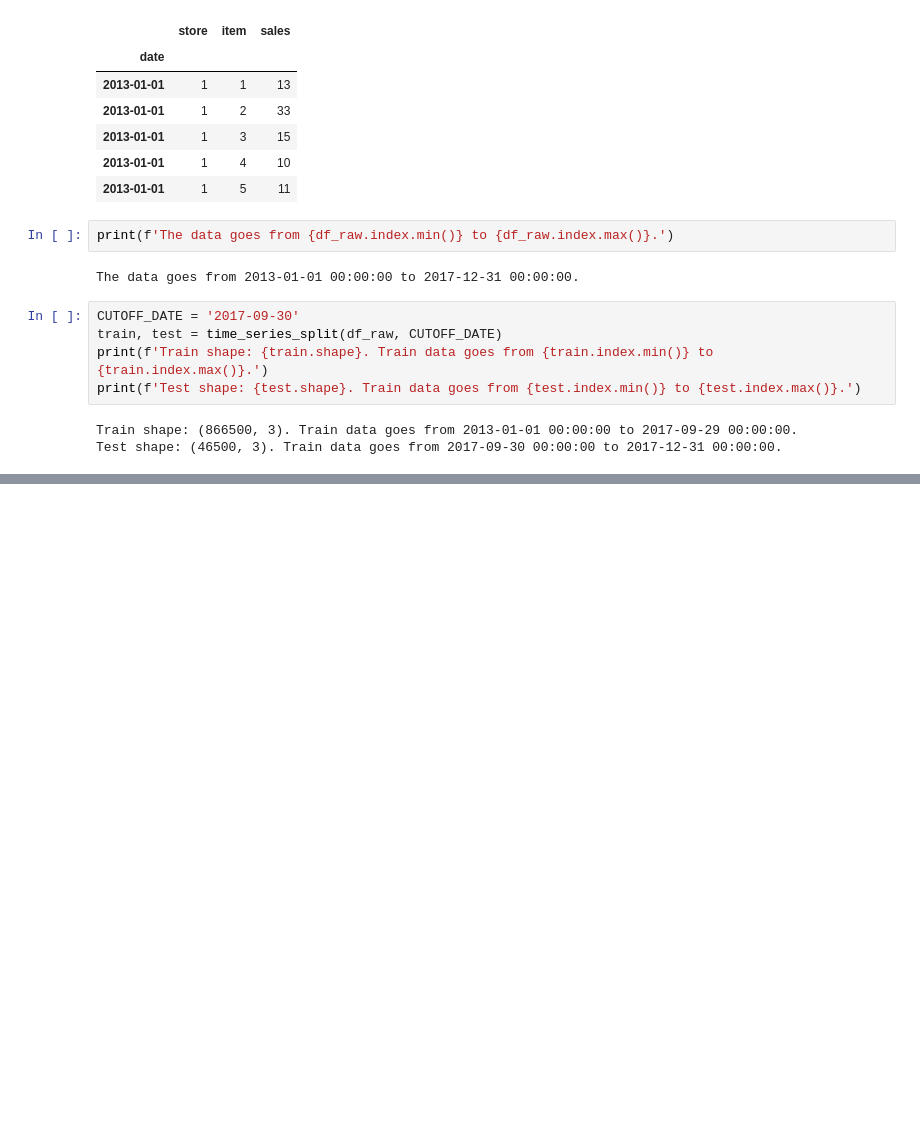
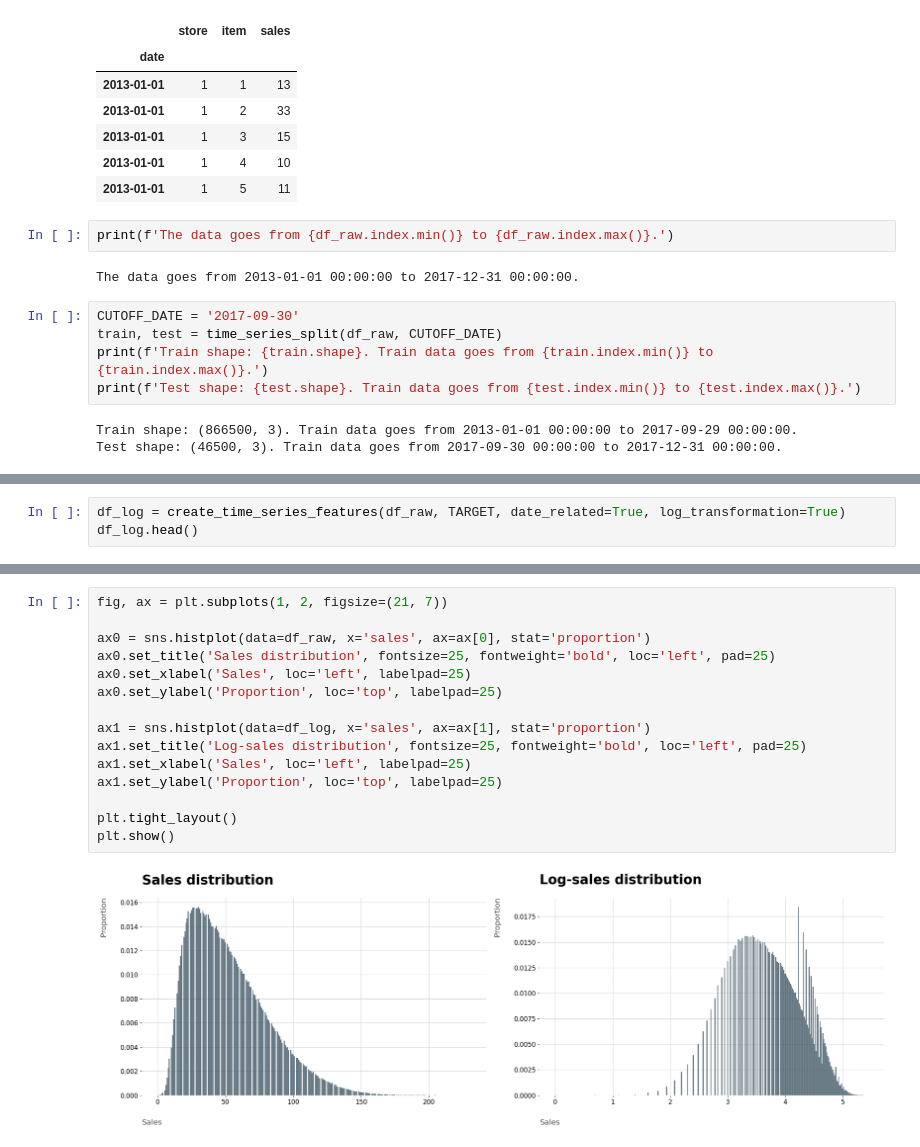
Before and after one commit to PantosThn/timeseries_tutorial, a Jupyter notebook: timeseries_103/notebooks/03_forecasting_with_lightgbm.ipynb, the cells around one changed output, grey strips where cells are left out. Cells and saved outputs as stored; diff of their text form; blank space fills up the shorter version.

```diff
--- a/timeseries_103/notebooks/03_forecasting_with_lightgbm.ipynb
+++ b/timeseries_103/notebooks/03_forecasting_with_lightgbm.ipynb
@@ -90,0 +233,3 @@ plot_time_series_split(train, test, CUTOFF_DATE)
+# %%
+df_log = create_time_series_features(df_raw, TARGET, date_related=True, log_transformation=True)
+df_log.head()
@@ -90,0 +244,17 @@ plot_time_series_split(train, test, CUTOFF_DATE)
+# %%
+fig, ax = plt.subplots(1, 2, figsize=(21, 7))
+
+ax0 = sns.histplot(data=df_raw, x='sales', ax=ax[0], stat='proportion')
+ax0.set_title('Sales distribution', fontsize=25, fontweight='bold', loc='left', pad=25)
+ax0.set_xlabel('Sales', loc='left', labelpad=25)
+ax0.set_ylabel('Proportion', loc='top', labelpad=25)
+
+ax1 = sns.histplot(data=df_log, x='sales', ax=ax[1], stat='proportion')
+ax1.set_title('Log-sales distribution', fontsize=25, fontweight='bold', loc='left', pad=25)
+ax1.set_xlabel('Sales', loc='left', labelpad=25)
+ax1.set_ylabel('Proportion', loc='top', labelpad=25)
+
+plt.tight_layout()
+plt.show()
+# %% [output]
+[figure, added]
```
Also changed, not shown: parts of 37 cells of this notebook.
